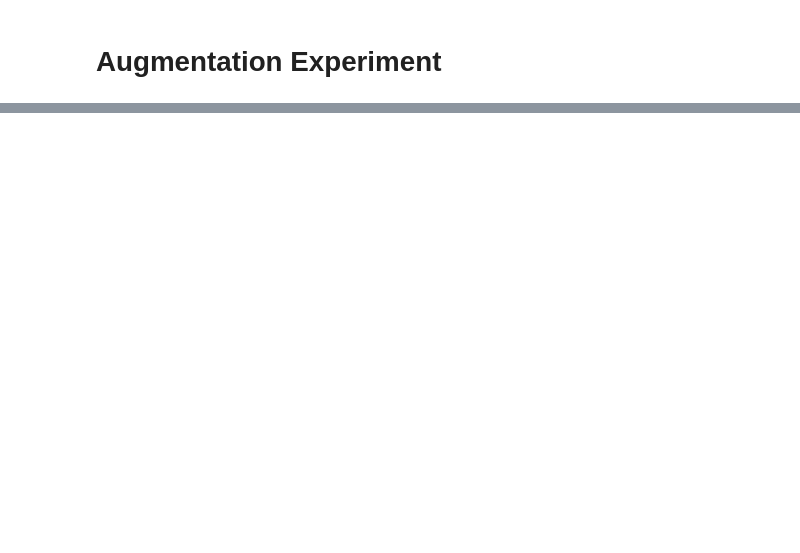
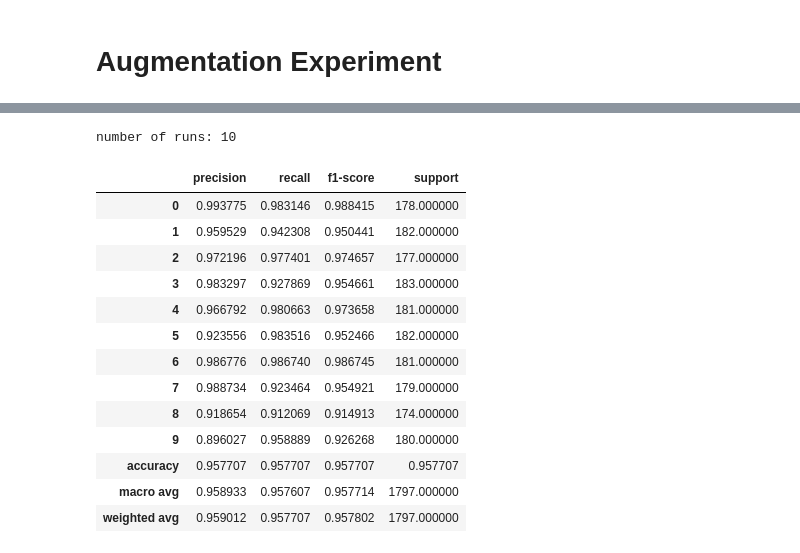
Before and after one commit to adamuag/Imbalance_data, a Jupyter notebook: opt_digits.ipynb, the cells around one changed output, grey strips where cells are left out. Drawn from its saved outputs; the diff is of its cells as text; code cells hidden in the pictures; blank space fills up the shorter version.

```diff
--- a/opt_digits.ipynb
+++ b/opt_digits.ipynb
@@ -587,0 +1003,21 @@ average_10x
+# %%
+oversampling_list =[]
+for i in range(10):
+    bl_model = build_model()
+    batch_size=64
+    epochs=30
+
+    ros = RandomOverSampler(random_state=42)
+    X_train, y_train1 = ros.fit_resample(train_images, train_y)
+
+    bl_history = bl_model.fit(X_train, y_train1, batch_size=batch_size,
+                        epochs=epochs, validation_data=(test_images, test_y))
+
+    bl_score = bl_model.evaluate(test_images, test_y, verbose=0)
+    print('oversampling test loss: ', bl_score[0])
+    print('oversampling accuracy: ', bl_score[1] )
+
+    from sklearn.metrics import classification_report
+    y_pred_oh = bl_model.predict(test_images)
+    y_pred_aug = y_pred_oh.argmax(axis=-1)
+    oversampling_list.append(classification_report(y_test, y_pred_aug, output_dict=True))
@@ -587,0 +1212,18 @@ average_10x
+# %%
+post_process_results(oversampling_list, 'results_csv/opt_oversampling.csv')
+# %% [output]
+number of runs: 10
+|  | precision | recall | f1-score | support |
+| 0 | 0.993775 | 0.983146 | 0.988415 | 178.000000 |
+| 1 | 0.959529 | 0.942308 | 0.950441 | 182.000000 |
+| 2 | 0.972196 | 0.977401 | 0.974657 | 177.000000 |
+| 3 | 0.983297 | 0.927869 | 0.954661 | 183.000000 |
+| 4 | 0.966792 | 0.980663 | 0.973658 | 181.000000 |
+| 5 | 0.923556 | 0.983516 | 0.952466 | 182.000000 |
+| 6 | 0.986776 | 0.986740 | 0.986745 | 181.000000 |
+| 7 | 0.988734 | 0.923464 | 0.954921 | 179.000000 |
+| 8 | 0.918654 | 0.912069 | 0.914913 | 174.000000 |
+| 9 | 0.896027 | 0.958889 | 0.926268 | 180.000000 |
+| accuracy | 0.957707 | 0.957707 | 0.957707 | 0.957707 |
+| macro avg | 0.958933 | 0.957607 | 0.957714 | 1797.000000 |
+| weighted avg | 0.959012 | 0.957707 | 0.957802 | 1797.000000 |
```
Also changed, not shown: parts of 14 cells of this notebook.
